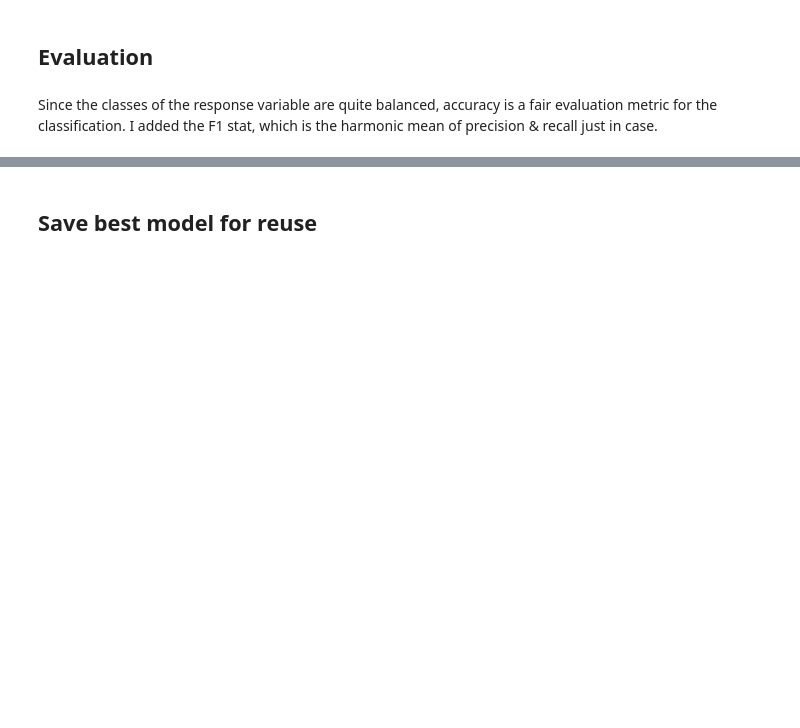
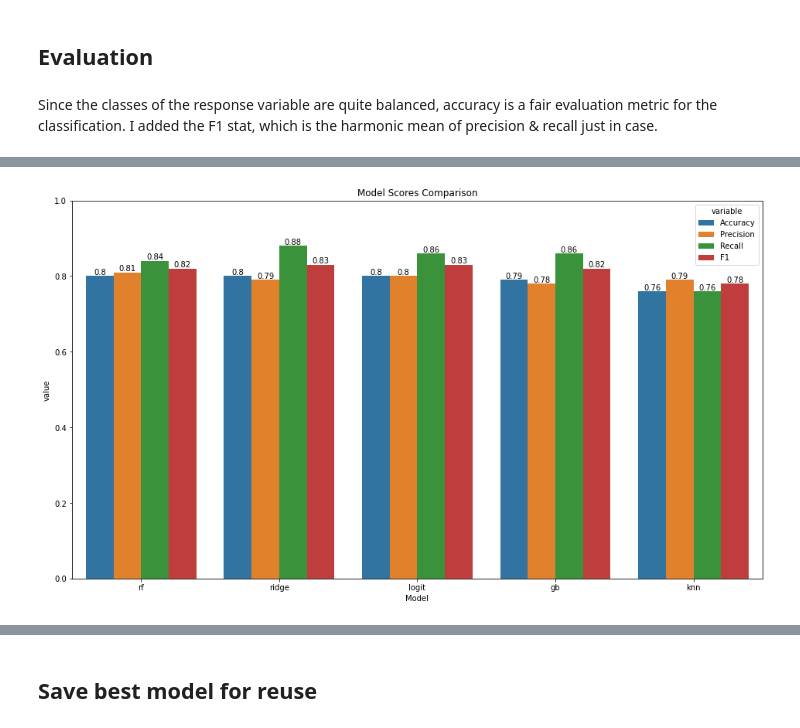
Before and after one commit to hen-f/ML-doodles, a Jupyter notebook: heart_attack_classification.ipynb, the cells around one changed output, grey strips where cells are left out. Drawn from its saved outputs; the diff is of its cells as text; code cells hidden in the pictures; blank space fills up the shorter version.

Commit message:
add a score comparison plot and give intuition about reasons for picking best model

```diff
--- a/heart_attack_classification.ipynb
+++ b/heart_attack_classification.ipynb
@@ -226,13 +228,3 @@ best params: {'kneighborsclassifier__n_neighbors': 7}
 Since the classes of the response variable are quite balanced, accuracy is a fair evaluation metric for the classification. I added the F1 stat, which is the harmonic mean of precision & recall just in case.
 # %%
 from sklearn.metrics import accuracy_score, recall_score, precision_score, f1_score
-# %%
-for algo, model in fit_models.items():
-    y_pred = model.predict(X_test)
-
-    print(f'{algo} scores: \n\
-        Accuracy: {round(accuracy_score(y_test, y_pred), 2)},\
-        Precision: {round(precision_score(y_test, y_pred), 2)},\
-        Recall: {round(recall_score(y_test, y_pred), 2)},\
-        F1: {round(f1_score(y_test, y_pred), 2)}'
-    )
@@ -249,0 +231,19 @@ knn scores:
+# %%
+scores_df = pd.DataFrame(columns=['Model', 'Accuracy', 'Precision', 'Recall', 'F1'])
+# %%
+for algo, model in fit_models.items():
+    y_pred = model.predict(X_test)
+
+    acc = round(accuracy_score(y_test, y_pred), 2)
+    pre = round(precision_score(y_test, y_pred), 2)
+    rec = round(recall_score(y_test, y_pred), 2)
+    f1 = round(f1_score(y_test, y_pred), 2)
+
+    scores_df.loc[len(scores_df.index)] = [algo, acc, pre, rec, f1]
+
+    print(f'{algo} scores: \n\
+        Accuracy: {acc},\
+        Precision: {pre},\
+        Recall: {rec},\
+        F1: {f1}'
+    )
@@ -249,0 +261,17 @@ knn scores:
+# %%
+# Melt to long foramt
+scores_long_format = pd.melt(scores_df, id_vars=['Model'], value_vars=['Accuracy', 'Precision', 'Recall', 'F1'])
+# %%
+plt.figure(figsize=(16,9))
+
+g = sns.barplot(data=scores_long_format, x='Model', y='value', hue='variable')
+g.set(title='Model Scores Comparison', ylim=(0, 1))
+
+g.bar_label(g.containers[0])
+g.bar_label(g.containers[1])
+g.bar_label(g.containers[2])
+g.bar_label(g.containers[3])
+
+plt.show(g)
+# %% [output]
+[figure, added]
```
Also changed, not shown: parts of 5 cells of this notebook.
